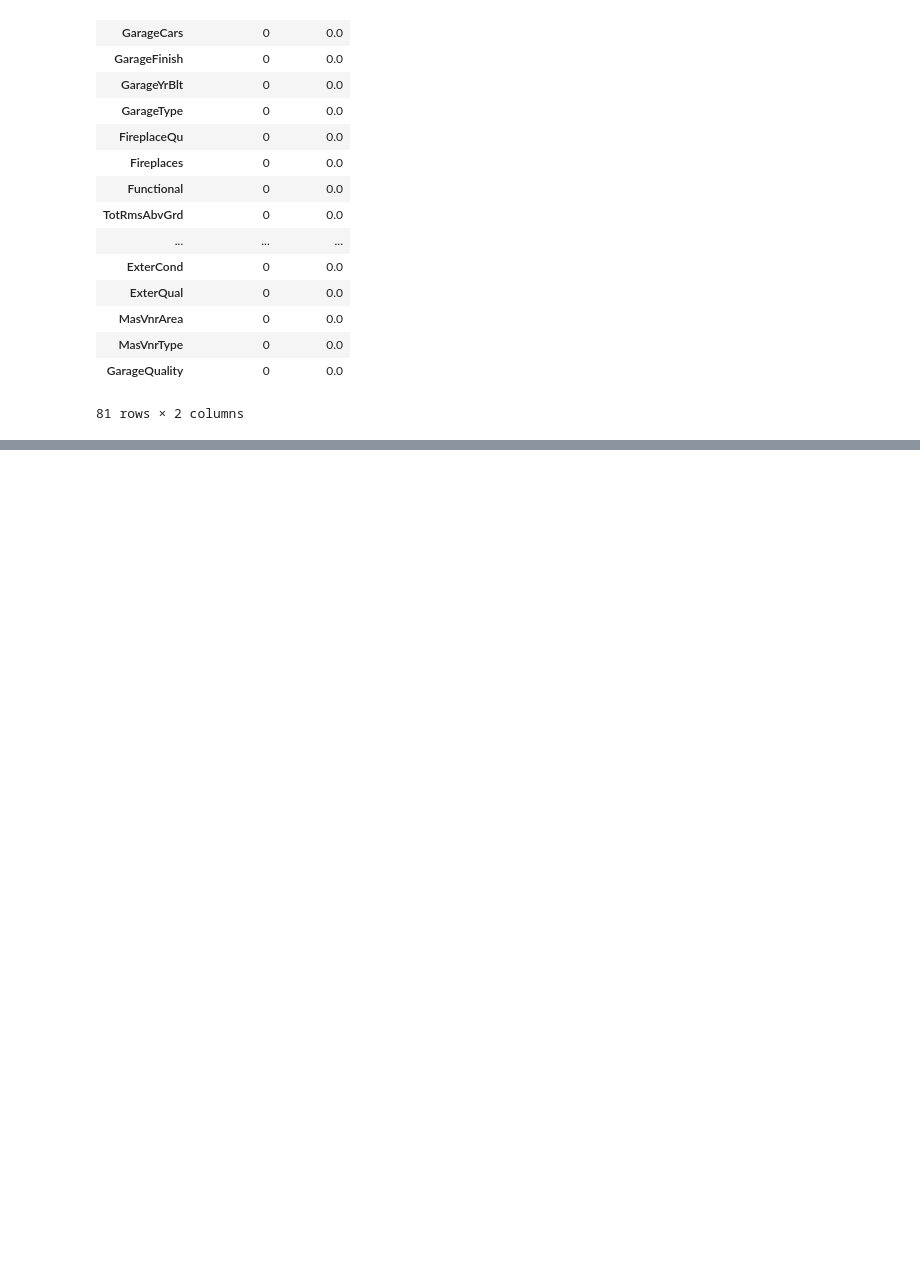
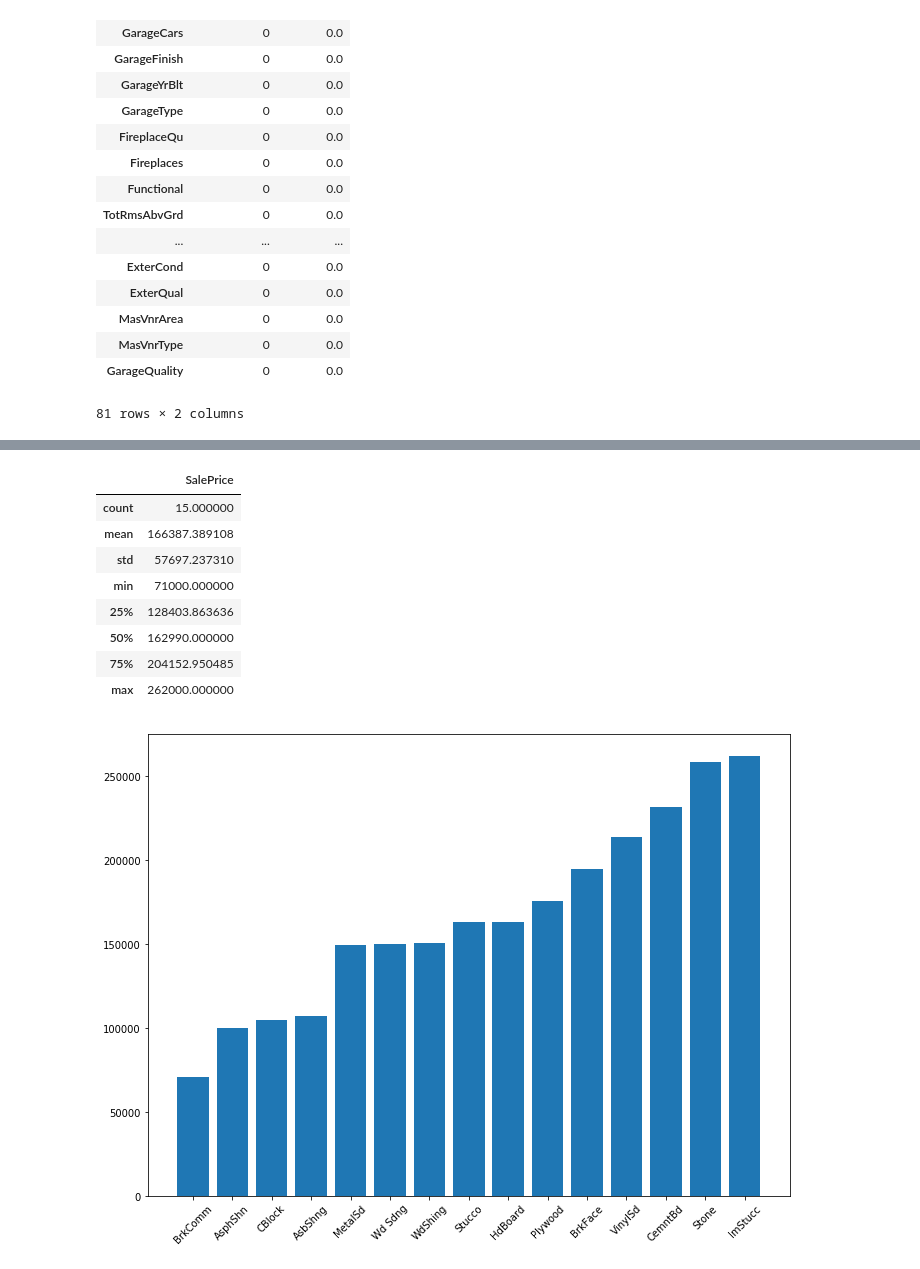
Before and after one commit to TiGaI/HousingPriceKaggleProject3, a Jupyter notebook: ames_eda.ipynb, the cells around one changed output, grey strips where cells are left out. Saved outputs shown, nothing was run; the diff lists cells and outputs as text; code cells hidden in the pictures; blank space fills up the shorter version.

```diff
--- a/ames_eda.ipynb
+++ b/ames_eda.ipynb
@@ -243,3 +243,26 @@ train_num_missing  ### 19
 | MasVnrType | 0 | 0.0 |
 | GarageQuality | 0 | 0.0 |
 81 rows × 2 columns
+# %%
+CondReplacement = {
+   'ExterQual': {
+      'Po': 1, 'Fa': 2, 'TA': 3, 'Gd': 4, 'Ex': 5
+   },
+    'ExterCond': {
+      'Po': 1, 'Fa': 2, 'TA': 3, 'Gd': 4, 'Ex': 5
+   },
+    'HeatingQC': {
+        'Po': 1, 'Fa': 2, 'TA': 3, 'Gd': 4, 'Ex': 5
+    },
+    'KitchenQual': {
+        'Po': 1, 'Fa': 2, 'TA': 3, 'Gd': 4, 'Ex': 5
+    },
+    'CentralAir': {
+        'N': 0, 'Y': 1
+    },
+    'LotShape': {
+        'IR3': 0, 'IR2': 1, 'IR1': 2, 'Reg': 3
+    }
+}
+
+train_full = train_full.replace(CondReplacement)
@@ -245,0 +271,11 @@ train_num_missing  ### 19
+# %%
+train_full['Age'] = train_full['YrSold']-train_full['YearRemodAdd']
+# %%
+train_full['Remodel'] = (
+    np.where(
+        train_full['YearBuilt'] == train_full['YrSold'],
+        0,
+        1
+        ))
+# %%
+train_full['totalBath'] = train_full['FullBath'] + train_full['HalfBath'] + train_full['BsmtFullBath'] + train_full['BsmtHalfBath']
@@ -245,0 +357,19 @@ train_num_missing  ### 19
+# %%
+fig, ax = plt.subplots(figsize=(11.5,8.5))
+a=train_full.groupby(['Exterior1st']).agg({'SalePrice':'mean'}).reset_index()
+a.sort_values(by=['SalePrice'],inplace=True)
+plt.xticks(rotation=45)
+plt.bar(a['Exterior1st'],a['SalePrice'])
+# b.set_xticklabels(b.get_xticklabels(),rotation=45)
+a.describe()
+# %% [output]
+|  | SalePrice |
+| count | 15.000000 |
+| mean | 166387.389108 |
+| std | 57697.237310 |
+| min | 71000.000000 |
+| 25% | 128403.863636 |
+| 50% | 162990.000000 |
+| 75% | 204152.950485 |
+| max | 262000.000000 |
+[figure, added]
```
Also changed, not shown: parts of 11 cells of this notebook.
